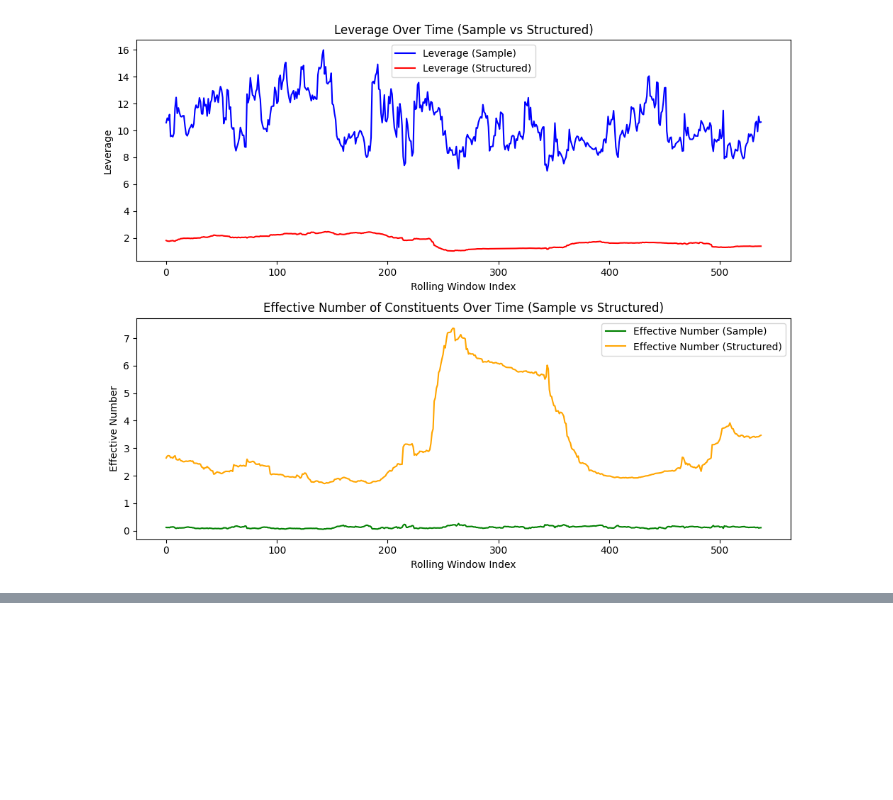
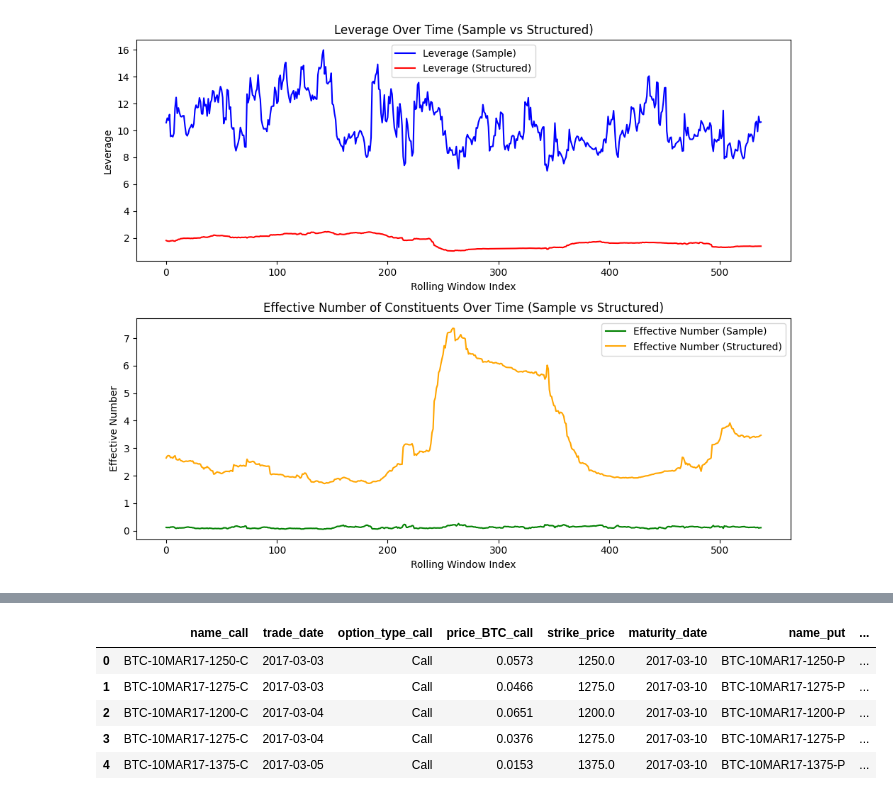
Before and after one commit to zaccheus-lines/CPPI, a Jupyter notebook: empirical_notebook.ipynb, the cells around one changed output, grey strips where cells are left out. Drawn from its saved outputs; the diff is of its cells as text; code cells hidden in the pictures; blank space fills up the shorter version.

```diff
--- a/empirical_notebook.ipynb
+++ b/empirical_notebook.ipynb
@@ -255,0 +293,11 @@ plt.show()
+# %%
+# Import the option data from btc_options.csv
+options_data = pd.read_csv('bitcoin_options.csv')
+
+options_data.columns = ['name', 'trade_date', 'option_type', 'price_BTC', 'strike_price', 'maturity_date']
+options_data['option_type'] = options_data['option_type'].str.strip()  # Remove any leading/trailing whitespace
+options_data['trade_date'] = pd.to_datetime(options_data['trade_date'])
+options_data['maturity_date'] = pd.to_datetime(options_data['maturity_date'])
+
+# display the first few rows of the imported data
+display(options_data.head())
@@ -255,0 +319,20 @@ plt.show()
+# %%
+twin_groups = options_data.groupby(['trade_date', 'maturity_date', 'strike_price'])
+
+# Function to identify twin options
+def find_twin_options(group):
+    calls = group[group['option_type'] == 'Call']
+    puts = group[group['option_type'] == 'Put']
+    if not calls.empty and not puts.empty:
+        return pd.merge(calls, puts, on=['trade_date', 'maturity_date', 'strike_price'], suffixes=('_call', '_put'))
+    return pd.DataFrame()
+
+twin_data = twin_groups.apply(find_twin_options).reset_index(drop=True)
+display(twin_data.head())
+# %% [output]
+|  | name_call | trade_date | option_type_call | price_BTC_call | strike_price | maturity_date | name_put | ... |
+| 0 | BTC-10MAR17-1250-C | 2017-03-03 | Call | 0.0573 | 1250.0 | 2017-03-10 | BTC-10MAR17-1250-P | ... |
+| 1 | BTC-10MAR17-1275-C | 2017-03-03 | Call | 0.0466 | 1275.0 | 2017-03-10 | BTC-10MAR17-1275-P | ... |
+| 2 | BTC-10MAR17-1200-C | 2017-03-04 | Call | 0.0651 | 1200.0 | 2017-03-10 | BTC-10MAR17-1200-P | ... |
+| 3 | BTC-10MAR17-1275-C | 2017-03-04 | Call | 0.0376 | 1275.0 | 2017-03-10 | BTC-10MAR17-1275-P | ... |
+| 4 | BTC-10MAR17-1375-C | 2017-03-05 | Call | 0.0153 | 1375.0 | 2017-03-10 | BTC-10MAR17-1375-P | ... |
```
Also changed, not shown: parts of 18 cells of this notebook.
